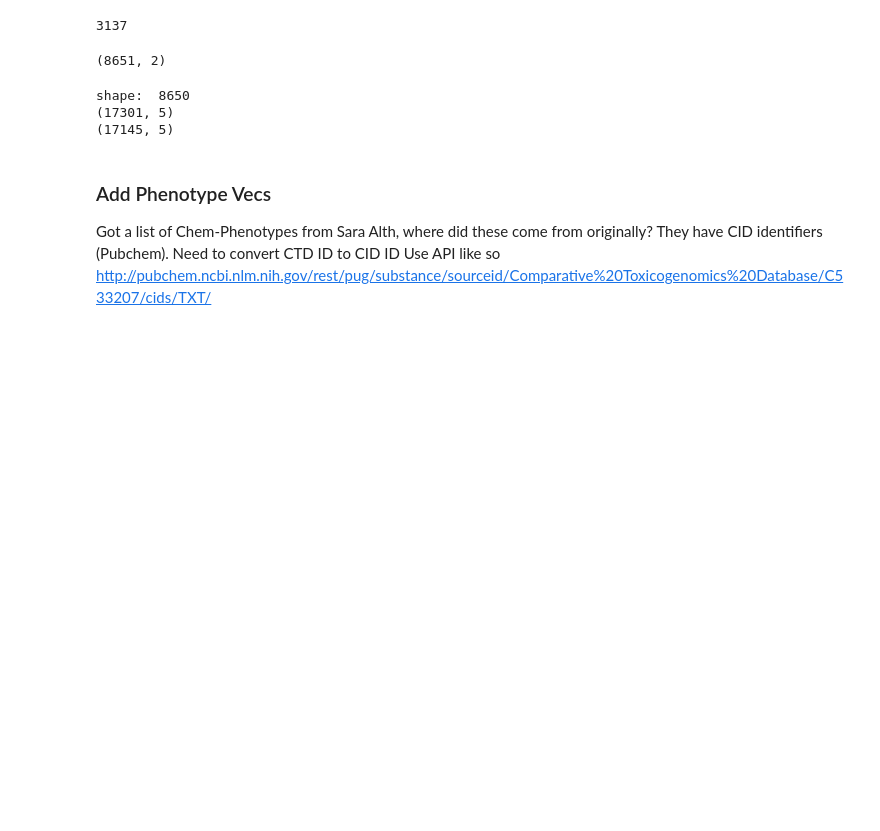
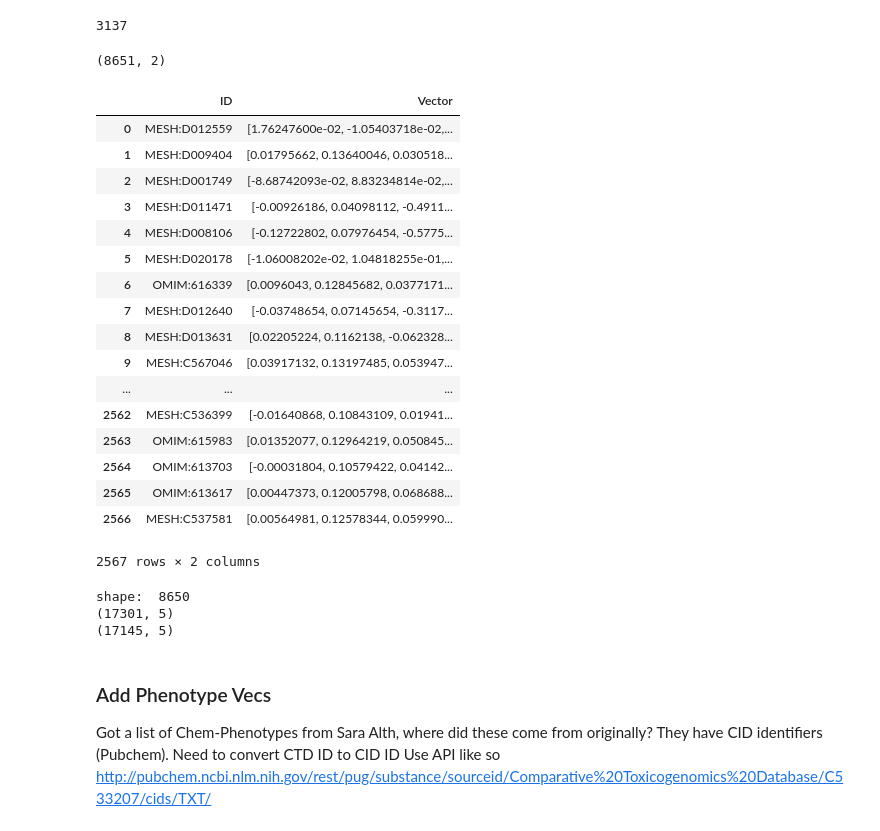
Before and after one commit to colemai/msc-thesis, a Jupyter notebook: opa/opa-nn.ipynb, the cells around one changed output. Cells and saved outputs as stored; diff of their text form; code cells hidden in the pictures; blank space fills up the shorter version.

```diff
--- a/opa/opa-nn.ipynb
+++ b/opa/opa-nn.ipynb
@@ -127,6 +127,27 @@ df_chems = df[chems]
 df_dis = df[dis]
 df_chems = df_chems.reset_index(drop=True)
 df_dis = df_dis.reset_index(drop=True)
+# %%
+df_dis
+# %% [output]
+|  | ID | Vector |
+| 0 | MESH:D012559 | [1.76247600e-02, -1.05403718e-02,... |
+| 1 | MESH:D009404 | [0.01795662, 0.13640046, 0.030518... |
+| 2 | MESH:D001749 | [-8.68742093e-02, 8.83234814e-02,... |
+| 3 | MESH:D011471 | [-0.00926186, 0.04098112, -0.4911... |
+| 4 | MESH:D008106 | [-0.12722802, 0.07976454, -0.5775... |
+| 5 | MESH:D020178 | [-1.06008202e-02, 1.04818255e-01,... |
+| 6 | OMIM:616339 | [0.0096043, 0.12845682, 0.0377171... |
+| 7 | MESH:D012640 | [-0.03748654, 0.07145654, -0.3117... |
+| 8 | MESH:D013631 | [0.02205224, 0.1162138, -0.062328... |
+| 9 | MESH:C567046 | [0.03917132, 0.13197485, 0.053947... |
+| ... | ... | ... |
+| 2562 | MESH:C536399 | [-0.01640868, 0.10843109, 0.01941... |
+| 2563 | OMIM:615983 | [0.01352077, 0.12964219, 0.050845... |
+| 2564 | OMIM:613703 | [-0.00031804, 0.10579422, 0.04142... |
+| 2565 | OMIM:613617 | [0.00447373, 0.12005798, 0.068688... |
+| 2566 | MESH:C537581 | [0.00564981, 0.12578344, 0.059990... |
+2567 rows × 2 columns
 # %%
 # Add unrelated pairs to df1
 no_rows = (df1.shape[0]-1)   # This is a parameter to be tuned --> how many uncorrelated pairs do we want
```
Also changed, not shown: parts of 39 cells of this notebook, 4 other files.
